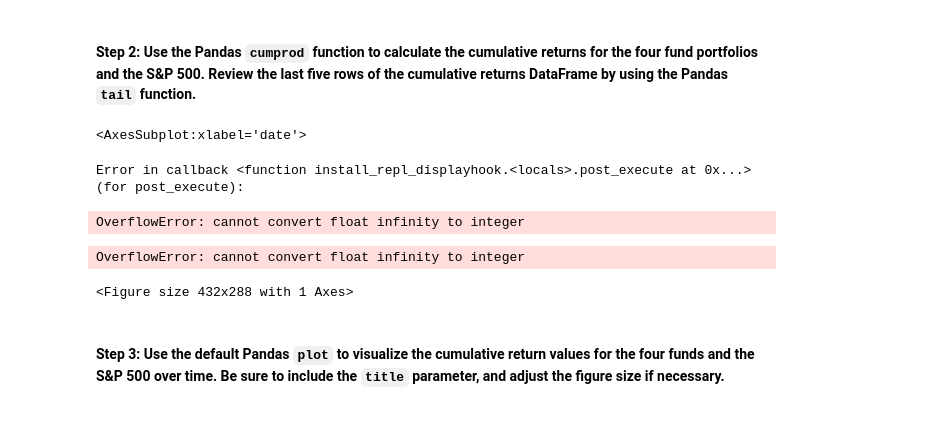
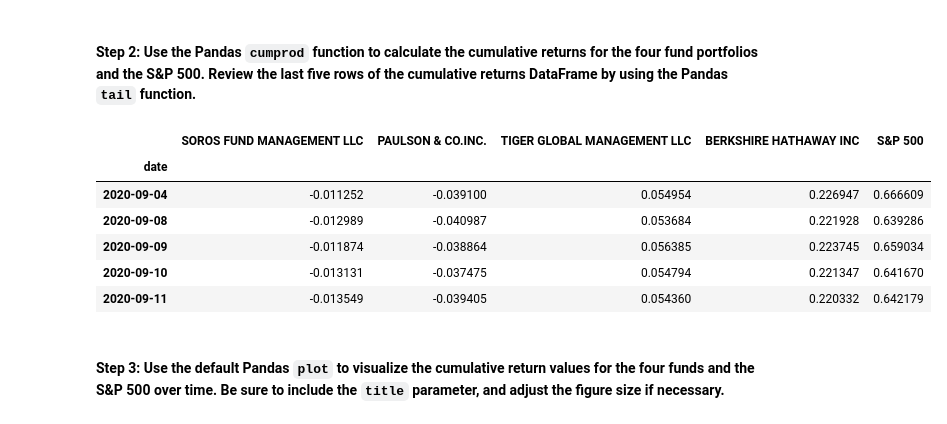
Before and after one commit to lkhodel/bftbc-c4, a Jupyter notebook: risk_return_analysis.ipynb, the cells around one changed output. Cells and saved outputs as stored; diff of their text form; code cells hidden in the pictures.

```diff
--- a/risk_return_analysis.ipynb
+++ b/risk_return_analysis.ipynb
@@ -164,13 +164,16 @@ df.plot(title="Daily returns", figsize=(20,12))
 # %%
 # Calculate and plot the cumulative returns of the 4 fund portfolios and the S&P 500
 # Review the last 5 rows of the cumulative returns DataFrame
-df.cumprod()
+cumulative_returns = daily_returns.cumsum()
+cumulative_returns.tail()
 # %% [output]
-<AxesSubplot:xlabel='date'>
-Error in callback <function install_repl_displayhook.<locals>.post_execute at 0x...> (for post_execute):
-OverflowError: cannot convert float infinity to integer
-OverflowError: cannot convert float infinity to integer
-<Figure size 432x288 with 1 Axes>
+|  | SOROS FUND MANAGEMENT LLC | PAULSON & CO.INC. | TIGER GLOBAL MANAGEMENT LLC | BERKSHIRE HATHAWAY INC | S&P 500 |
+| date |  |  |  |  |  |
+| 2020-09-04 | -0.011252 | -0.039100 | 0.054954 | 0.226947 | 0.666609 |
+| 2020-09-08 | -0.012989 | -0.040987 | 0.053684 | 0.221928 | 0.639286 |
+| 2020-09-09 | -0.011874 | -0.038864 | 0.056385 | 0.223745 | 0.659034 |
+| 2020-09-10 | -0.013131 | -0.037475 | 0.054794 | 0.221347 | 0.641670 |
+| 2020-09-11 | -0.013549 | -0.039405 | 0.054360 | 0.220332 | 0.642179 |
 # %% [markdown]
 #### Step 3: Use the default Pandas `plot` to visualize the cumulative return values for the four funds and the S&P 500 over time. Be sure to include the `title` parameter, and adjust the figure size if necessary.
 # %%
```
Also changed, not shown: parts of 3 cells of this notebook.
